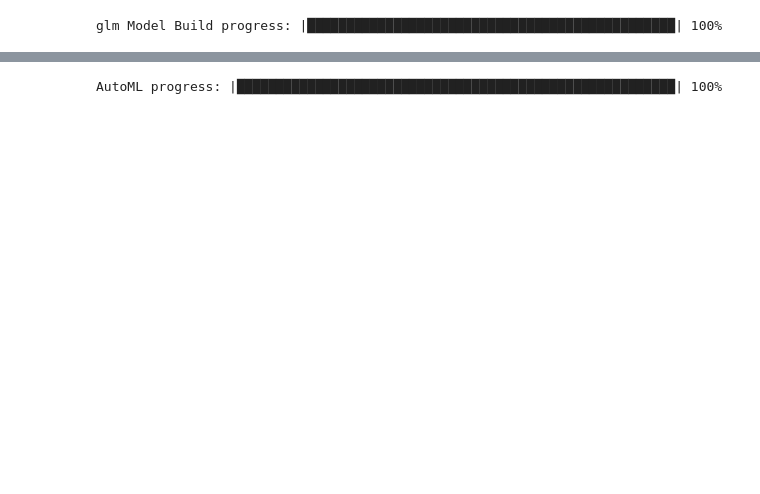
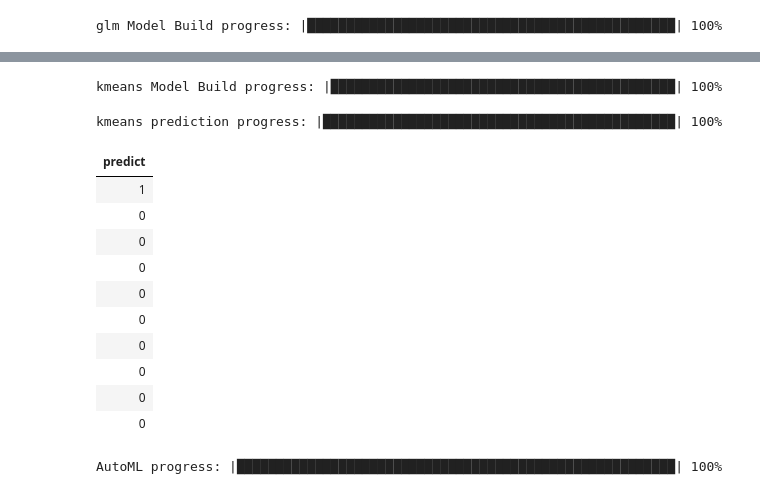
Before and after one commit to AlexAlexeyuk/AlexAlexeyuk, a Jupyter notebook: Alexeyuk_Spam_identification.ipynb, the cells around one changed output, grey strips where cells are left out. Saved outputs shown, nothing was run; the diff lists cells and outputs as text; code cells hidden in the pictures; blank space fills up the shorter version.

Commit message:
add_kmeans

```diff
--- a/Alexeyuk_Spam_identification.ipynb
+++ b/Alexeyuk_Spam_identification.ipynb
@@ -680,3 +686,27 @@ Confusion Matrix (Act/Pred) for max f1 @ threshold = 0.24622340405376444:
+# %%
+kmeans.train(x=predictors,
+            training_frame=train,
+            validation_frame=test)
+# %% [output]
+kmeans Model Build progress: |████████████████████████████████████████████| 100%
+# %%
+pred = kmeans.predict(test)
+# %% [output]
+kmeans prediction progress: |█████████████████████████████████████████████| 100%
+# %%
+pred
+# %% [output]
+| predict |
+| 1 |
+| 0 |
+| 0 |
+| 0 |
+| 0 |
+| 0 |
+| 0 |
+| 0 |
+| 0 |
+| 0 |
 # %%
 from h2o.automl import H2OAutoML
 
```
Also changed, not shown: parts of 17 cells of this notebook.
